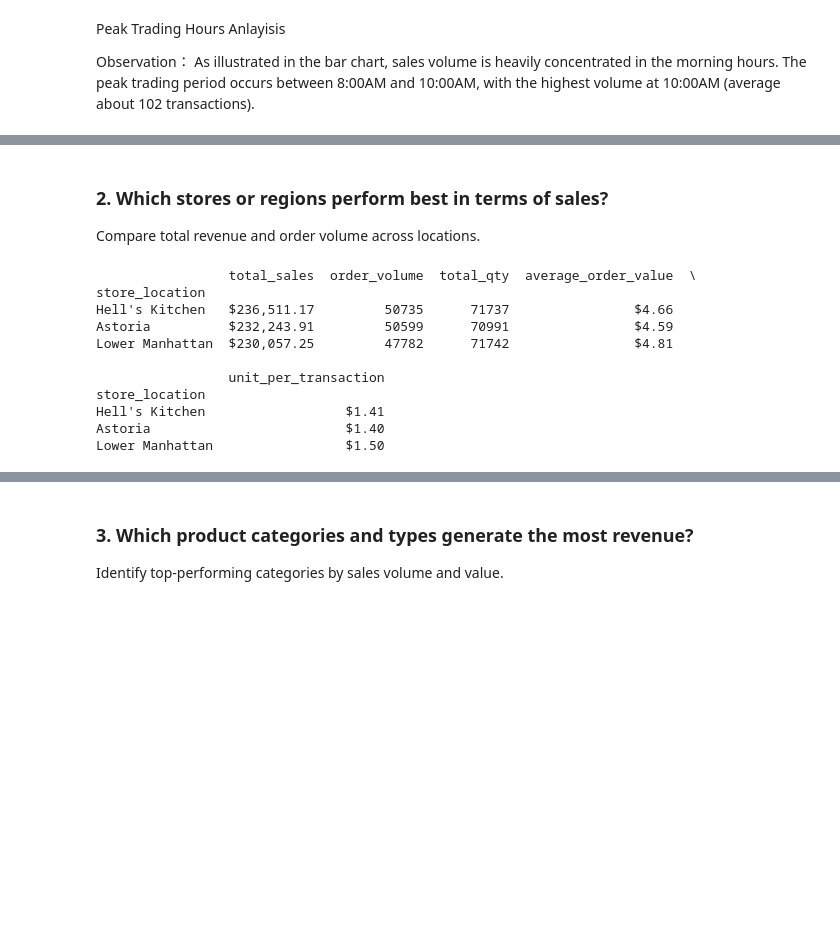
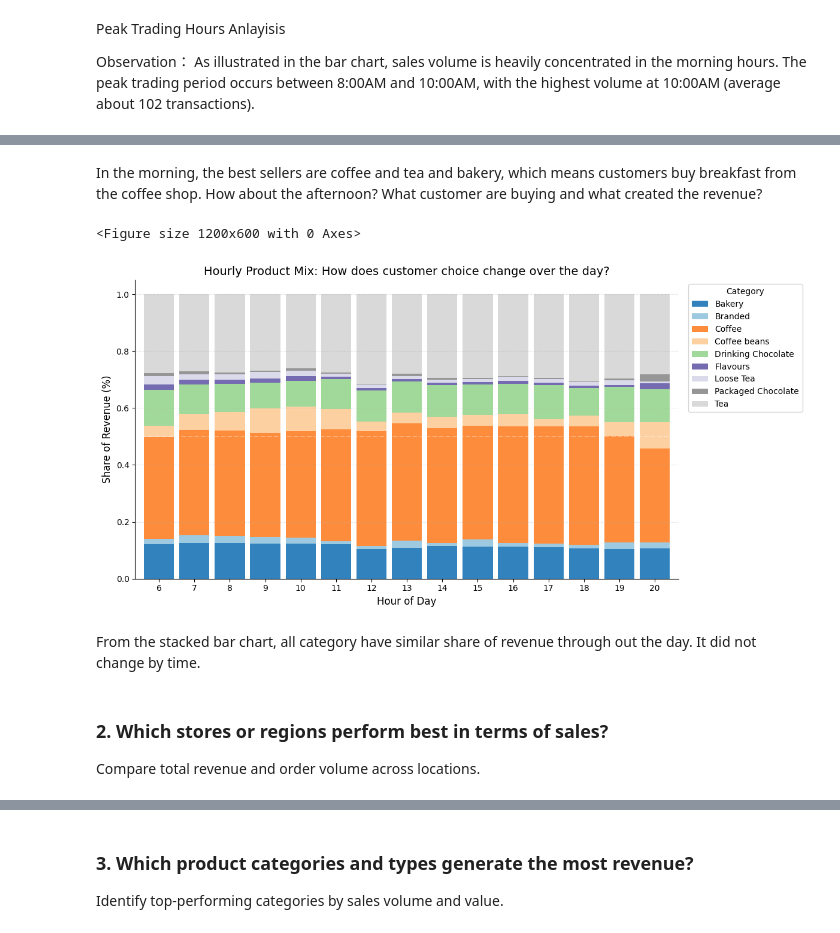
Before and after one commit to yunying-ds/coffee-sales-analysis, a Jupyter notebook: notebooks/01_exploratory_analysis.ipynb, the cells around one changed output, grey strips where cells are left out. Drawn from its saved outputs; the diff is of its cells as text; code cells hidden in the pictures; blank space fills up the shorter version.

```diff
--- a/notebooks/01_exploratory_analysis.ipynb
+++ b/notebooks/01_exploratory_analysis.ipynb
@@ -193,35 +676,47 @@ Name: sales, dtype: float64
+# %% [markdown]
+In the morning, the best sellers are coffee and tea and bakery, which means customers buy breakfast from the coffee shop. How about the afternoon? What customer are buying and what created the revenue?
+# %%
+# pivot, sales
+hourly_mix = df.pivot_table(
+    index="transaction_hour", columns="product_category", values="sales", aggfunc="sum"
+)
+
+# 2. Normalize to 100%
+hourly_mix_pct = hourly_mix.div(hourly_mix.sum(axis=1), axis=0)
+
+# 3. Stacked Bar Chart
+plt.figure(figsize=(12, 6))
+
+# pandas plot(kind='bar', stacked=True)
+ax = hourly_mix_pct.plot(
+    kind="bar",
+    stacked=True,
+    width=0.85,
+    colormap="tab20c",  # 选个颜色丰富的色盘
+    figsize=(12, 6),
+)
+
+plt.title(
+    "Hourly Product Mix: How does customer choice change over the day?", fontsize=14
+)
+plt.xlabel("Hour of Day", fontsize=12)
+plt.ylabel("Share of Revenue (%)", fontsize=12)
+plt.legend(bbox_to_anchor=(1.01, 1), loc="upper left", title="Category")  # 图例放外面
+plt.axhline(0.5, color="white", linestyle="--", alpha=0.3)  # 50% 中线
+
+# rotate x axis
+plt.xticks(rotation=0)
+plt.grid(axis="y", linestyle="--", alpha=0.3)
+
+sns.despine()
+
+plt.tight_layout()
+plt.show()
+# %% [output]
+<Figure size 1200x600 with 0 Axes>
+[figure, added]
+# %% [markdown]
+From the stacked bar chart, all category have similar share of revenue through out the day. It did not change by time.
 # %% [markdown]
 ### 2. Which stores or regions perform best in terms of sales?
 Compare total revenue and order volume across locations.
-# %%
-# 1. Group by 'store_location' to compare performance
-# Using 'transaction_id' count for Order Volume and 'sales' sum for Revenue
-store_performance = df.groupby("store_location").agg(
-    total_sales=("sales", "sum"),
-    order_volume=("transaction_id", "nunique"),
-    total_qty=("transaction_qty", "sum"),
-)
-
-# 2. Sort by total sales in descending order
-store_performance = store_performance.sort_values(by="total_sales", ascending=False)
-
-store_performance["average_order_value"] = (
-    store_performance["total_sales"] / store_performance["order_volume"]
-)
-store_performance["unit_per_transaction"] = (
-    store_performance["total_qty"] / store_performance["order_volume"]
-)
-
-print(store_performance)
-# %% [output]
-                 total_sales  order_volume  total_qty  average_order_value  \
-store_location
-Hell's Kitchen   $236,511.17         50735      71737                $4.66
-Astoria          $232,243.91         50599      70991                $4.59
-Lower Manhattan  $230,057.25         47782      71742                $4.81
-
-                 unit_per_transaction
-store_location
-Hell's Kitchen                  $1.41
-Astoria                         $1.40
-Lower Manhattan                 $1.50
```
Also changed, not shown: parts of 48 cells of this notebook.
